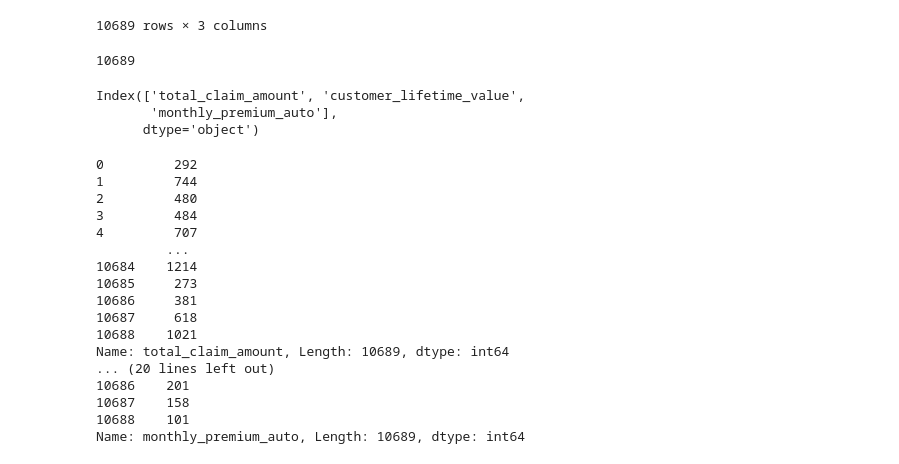
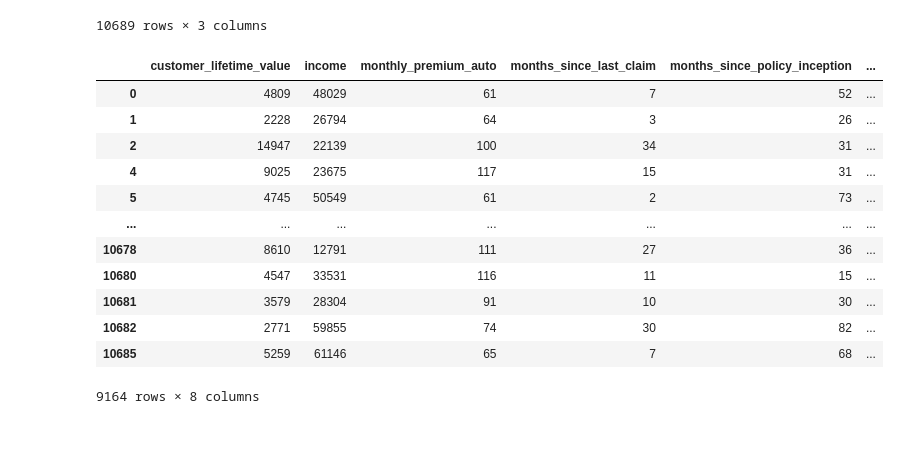
Before and after one commit to tommella90/TommasoLaboratories, a Jupyter notebook: lab_collab/Week-4/DataTransformation.ipynb, the cells around one changed output. Drawn from its saved outputs; the diff is of its cells as text; code cells hidden in the pictures; blank space fills up the shorter version.

```diff
--- a/lab_collab/Week-4/DataTransformation.ipynb
+++ b/lab_collab/Week-4/DataTransformation.ipynb
@@ -9,4 +9,4 @@ import os
 import seaborn as sns
 import matplotlib.pyplot as plt
 # %%
-df = pd.read_csv("C:/Users/tomma/Documents/data_science/berlin/TommasoLaboratories/data/labs/Data_Marketing_Customer_Analysis_Round3.csv")
+df = pd.read_csv("Data_Marketing_Customer_Analysis_Round3.csv")
@@ -180,7 +184,7 @@ Name: total_claim_amount, Length: 10689, dtype: int64
 ### CHECK OUTLIERS
 # %%
 ## reload the df
-df = pd.read_csv("C:/Users/tomma/Documents/data_science/berlin/TommasoLaboratories/data/labs/Data_Marketing_Customer_Analysis_Round3.csv")
+df = pd.read_csv("Data_Marketing_Customer_Analysis_Round3.csv")
 df_num = df.iloc[:,1:].select_dtypes(np.number)
 # %%
 fig, ax = plt.subplots(3,3, figsize = (8,12))
@@ -215,36 +219,22 @@ to_clean
 | 10687 | 618 | 11971 | 158 |
 | 10688 | 1021 | 6857 | 101 |
 10689 rows × 3 columns
-# %%
-for i in list(to_clean.columns):
-    removeHighOutliers(df_num, df_num[f"{i}"], 0.05)
-len(df_num.index)
-# %% [output]
-10689
-# %%
-to_clean.columns
-# %% [output]
-Index(['total_claim_amount', 'customer_lifetime_value',
-       'monthly_premium_auto'],
-      dtype='object')
-# %%
-for i in list(to_clean.columns):
-    print(df_num[f"{i}"])
-# %% [output]
-0         292
-1         744
-2         480
-3         484
-4         707
-         ...
-10684    1214
-10685     273
-10686     381
-10687     618
-10688    1021
-Name: total_claim_amount, Length: 10689, dtype: int64
-... (20 lines left out)
-10686    201
-10687    158
-10688    101
-Name: monthly_premium_auto, Length: 10689, dtype: int64
+# %%
+df_num = removeHighOutliers(df_num, df_num["total_claim_amount"], 0.05)
+df_num = removeHighOutliers(df_num, df_num["customer_lifetime_value"], 0.05)
+df_num = removeHighOutliers(df_num, df_num["monthly_premium_auto"], 0.05)
+df_num
+# %% [output]
+|  | customer_lifetime_value | income | monthly_premium_auto | months_since_last_claim | months_since_policy_inception | ... |
+| 0 | 4809 | 48029 | 61 | 7 | 52 | ... |
+| 1 | 2228 | 26794 | 64 | 3 | 26 | ... |
+| 2 | 14947 | 22139 | 100 | 34 | 31 | ... |
+| 4 | 9025 | 23675 | 117 | 15 | 31 | ... |
+| 5 | 4745 | 50549 | 61 | 2 | 73 | ... |
+| ... | ... | ... | ... | ... | ... | ... |
+| 10678 | 8610 | 12791 | 111 | 27 | 36 | ... |
+| 10680 | 4547 | 33531 | 116 | 11 | 15 | ... |
+| 10681 | 3579 | 28304 | 91 | 10 | 30 | ... |
+| 10682 | 2771 | 59855 | 74 | 30 | 82 | ... |
+| 10685 | 5259 | 61146 | 65 | 7 | 68 | ... |
+9164 rows × 8 columns
```
Also changed, not shown: parts of 2 cells of this notebook.
